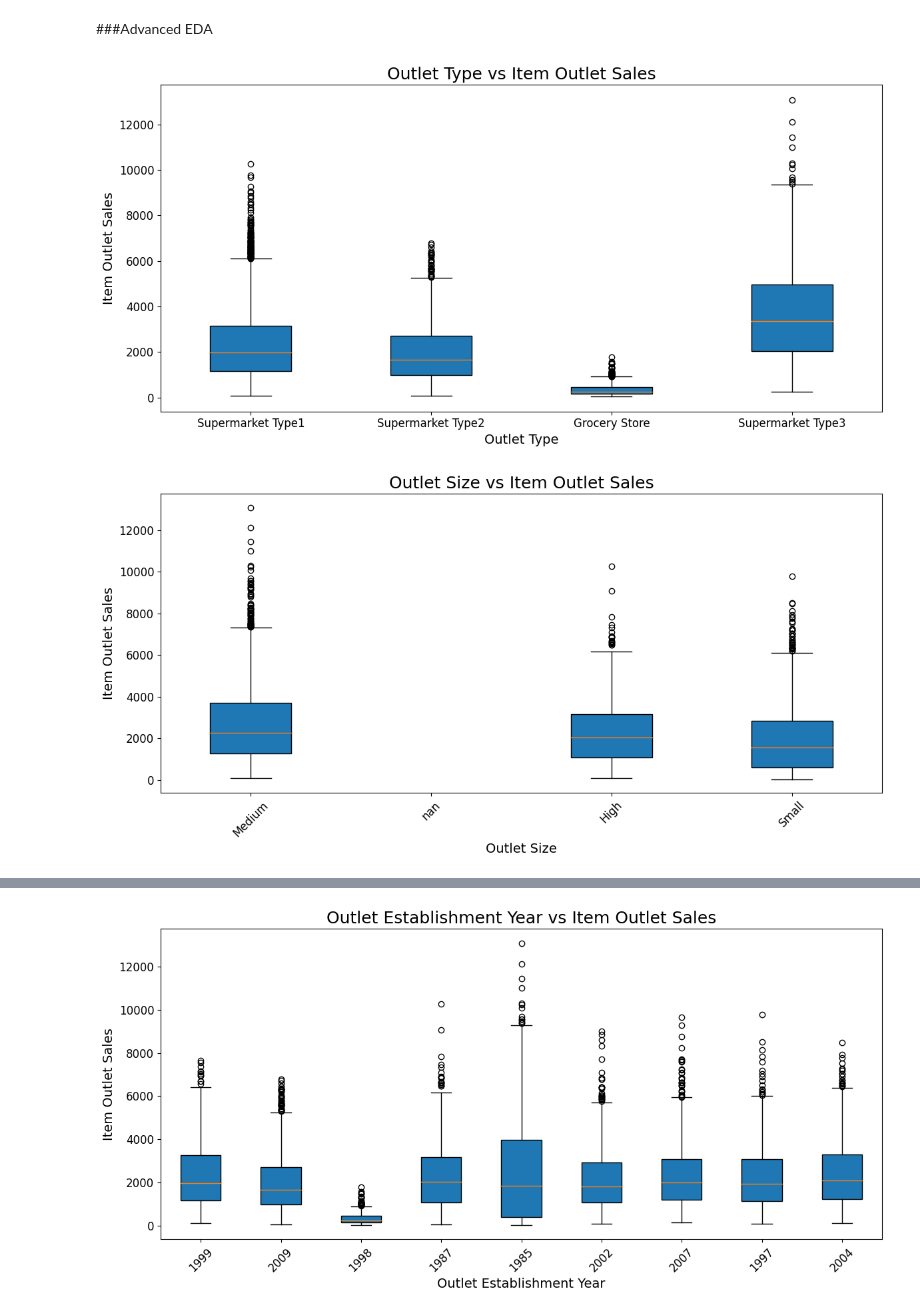
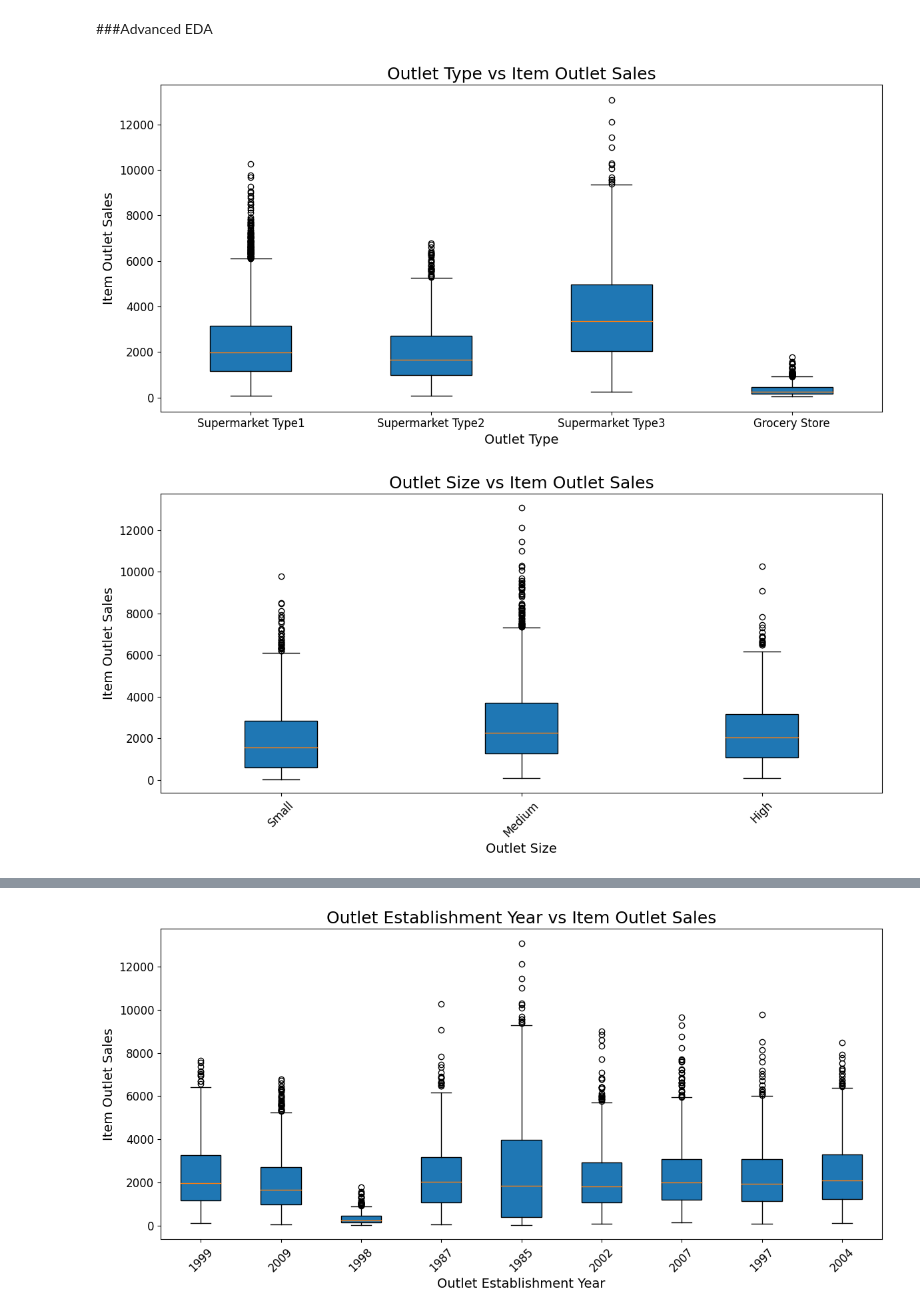
Before and after one commit to AromaDsouza/BigMart_Sales_Prediction, a Jupyter notebook: BigMart_Sales_Prediction.ipynb, the cells around one changed output, grey strips where cells are left out. Cells and saved outputs as stored; diff of their text form; code cells hidden in the pictures.

```diff
--- a/BigMart_Sales_Prediction.ipynb
+++ b/BigMart_Sales_Prediction.ipynb
@@ -311,6 +357,7 @@ plt.show()
 # %% [markdown]
 ###Advanced EDA
 # %%
+'''
 plt.figure(figsize=(12, 6))
 plt.boxplot([train_data[train_data['Outlet_Type'] == outlet]['Item_Outlet_Sales'] for outlet in train_data['Outlet_Type'].unique()], patch_artist=True)
 
@@ -323,21 +370,54 @@ plt.yticks(fontsize=12)
 
 plt.tight_layout()
 plt.show()
+'''
+outlet_type_order = ['Supermarket Type1', 'Supermarket Type2', 'Supermarket Type3', 'Grocery Store']
+
+plt.figure(figsize=(12, 6))
+plt.boxplot([train_data[train_data['Outlet_Type'] == outlet]['Item_Outlet_Sales'] for outlet in outlet_type_order], patch_artist=True)
+
+plt.title('Outlet Type vs Item Outlet Sales', fontsize=18)
+plt.xlabel('Outlet Type', fontsize=14)
+plt.ylabel('Item Outlet Sales', fontsize=14)
+
+plt.xticks(range(1, len(outlet_type_order) + 1), outlet_type_order, fontsize=12)
+plt.yticks(fontsize=12)
+
+plt.tight_layout()
+plt.show()
 # %% [output]
-[figure, old version]
+[figure, new version]
 # %%
-plt.figure(figsize=(12, 6))
+'''plt.figure(figsize=(12, 6))
 plt.boxplot([train_data[train_data['Outlet_Size'] == size]['Item_Outlet_Sales'] for size in train_data['Outlet_Size'].unique()], patch_artist=True)
 
 plt.title('Outlet Size vs Item Outlet Sales', fontsize=18)
 plt.xlabel('Outlet Size', fontsize=14)
 plt.ylabel('Item Outlet Sales', fontsize=14)
 
 plt.xticks(range(1, len(train_data['Outlet_Size'].unique()) + 1), train_data['Outlet_Size'].unique(), rotation=45, fontsize=12)
 plt.yticks(fontsize=12)
 
 plt.tight_layout()
 plt.show()
+'''
+
+filtered_data = train_data.dropna(subset=['Outlet_Size'])
+
+outlet_size_order = ['Small', 'Medium', 'High']
+
+plt.figure(figsize=(12, 6))
+plt.boxplot([filtered_data[filtered_data['Outlet_Size'] == outlet]['Item_Outlet_Sales'] for outlet in outlet_size_order], patch_artist=True)
+
+plt.title('Outlet Size vs Item Outlet Sales', fontsize=18)
+plt.xlabel('Outlet Size', fontsize=14)
+plt.ylabel('Item Outlet Sales', fontsize=14)
+
+plt.xticks(range(1, len(outlet_size_order) + 1), outlet_size_order, rotation=45, fontsize=12)
+plt.yticks(fontsize=12)
+
+plt.tight_layout()
+plt.show()
 # %% [output]
-[figure, old version]
+[figure, new version]
 # %%
```
Also changed, not shown: parts of 2 cells of this notebook.
